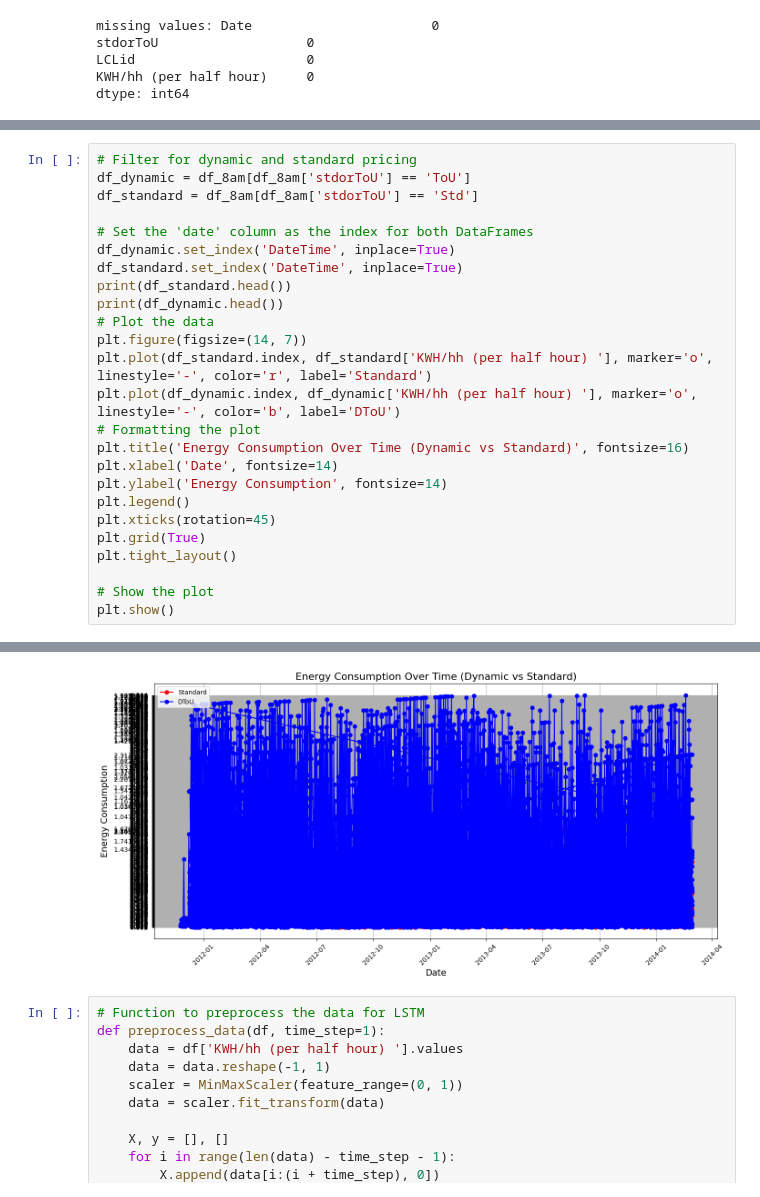
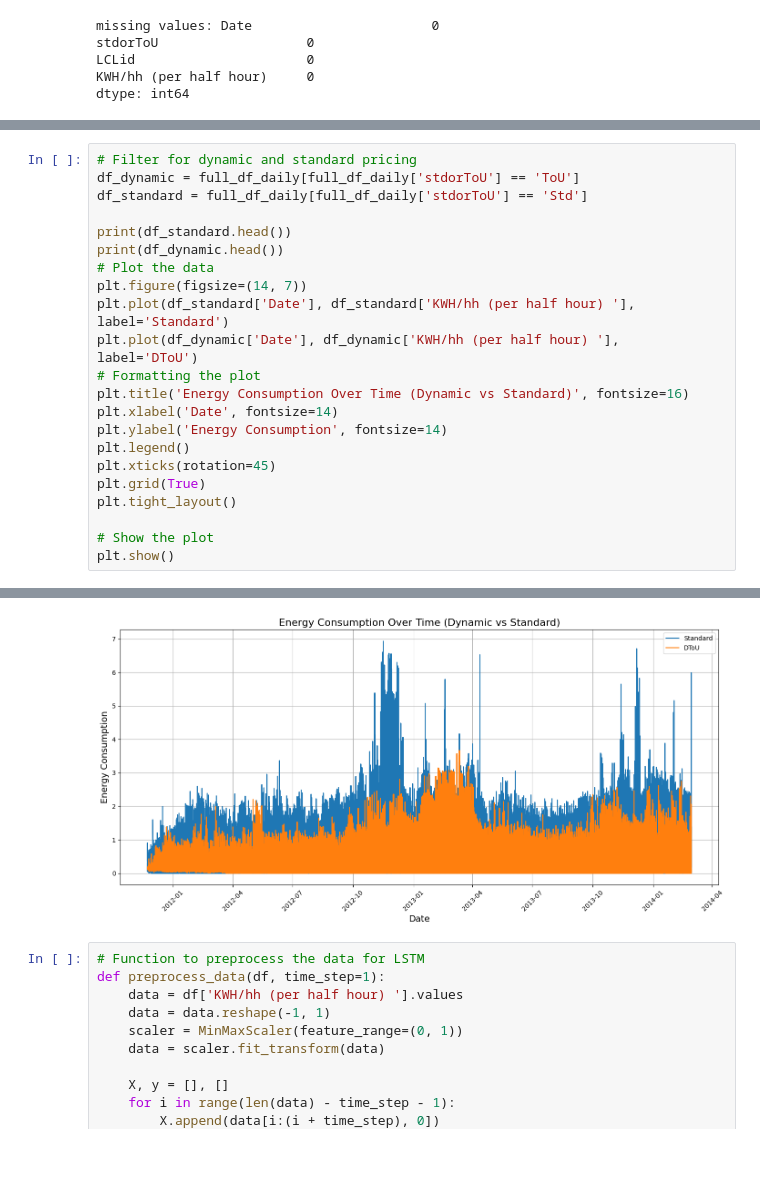
Before and after one commit to asgharlaib/Project_v1, a Jupyter notebook: Project.ipynb, the cells around one changed output, grey strips where cells are left out. Cells and saved outputs as stored; diff of their text form; blank space fills up the shorter version.

```diff
--- a/Project.ipynb
+++ b/Project.ipynb
@@ -259,17 +216,14 @@ See the caveats in the documentation: https://pandas.pydata.org/pandas-docs/stab
 # %%
 # Filter for dynamic and standard pricing
-df_dynamic = df_8am[df_8am['stdorToU'] == 'ToU']
-df_standard = df_8am[df_8am['stdorToU'] == 'Std']
+df_dynamic = full_df_daily[full_df_daily['stdorToU'] == 'ToU']
+df_standard = full_df_daily[full_df_daily['stdorToU'] == 'Std']
 
-# Set the 'date' column as the index for both DataFrames
-df_dynamic.set_index('DateTime', inplace=True)
-df_standard.set_index('DateTime', inplace=True)
 print(df_standard.head())
 print(df_dynamic.head())
 # Plot the data
 plt.figure(figsize=(14, 7))
-plt.plot(df_standard.index, df_standard['KWH/hh (per half hour) '], marker='o', linestyle='-', color='r', label='Standard')
-plt.plot(df_dynamic.index, df_dynamic['KWH/hh (per half hour) '], marker='o', linestyle='-', color='b', label='DToU')
+plt.plot(df_standard['Date'], df_standard['KWH/hh (per half hour) '], label='Standard')
+plt.plot(df_dynamic['Date'], df_dynamic['KWH/hh (per half hour) '], label='DToU')
 # Formatting the plot
 plt.title('Energy Consumption Over Time (Dynamic vs Standard)', fontsize=16)
 plt.xlabel('Date', fontsize=14)
@@ -302,4 +251,4 @@ DateTime
-[figure, old version]
+[figure, new version]
 # %%
 # Function to preprocess the data for LSTM
 def preprocess_data(df, time_step=1):
```
Also changed, not shown: parts of 6 cells of this notebook.
